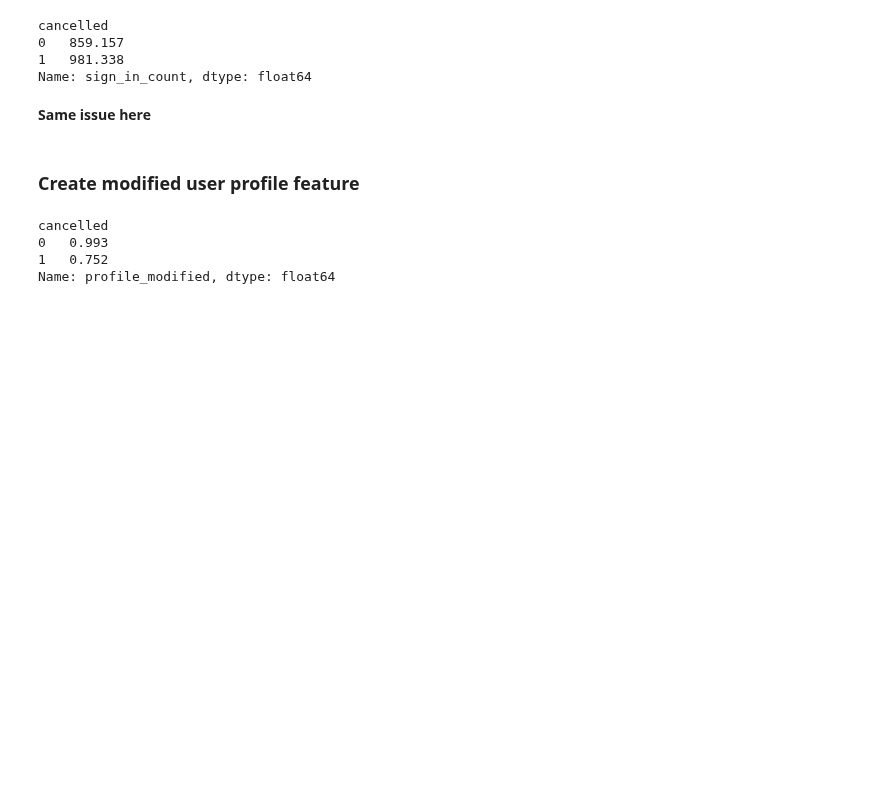
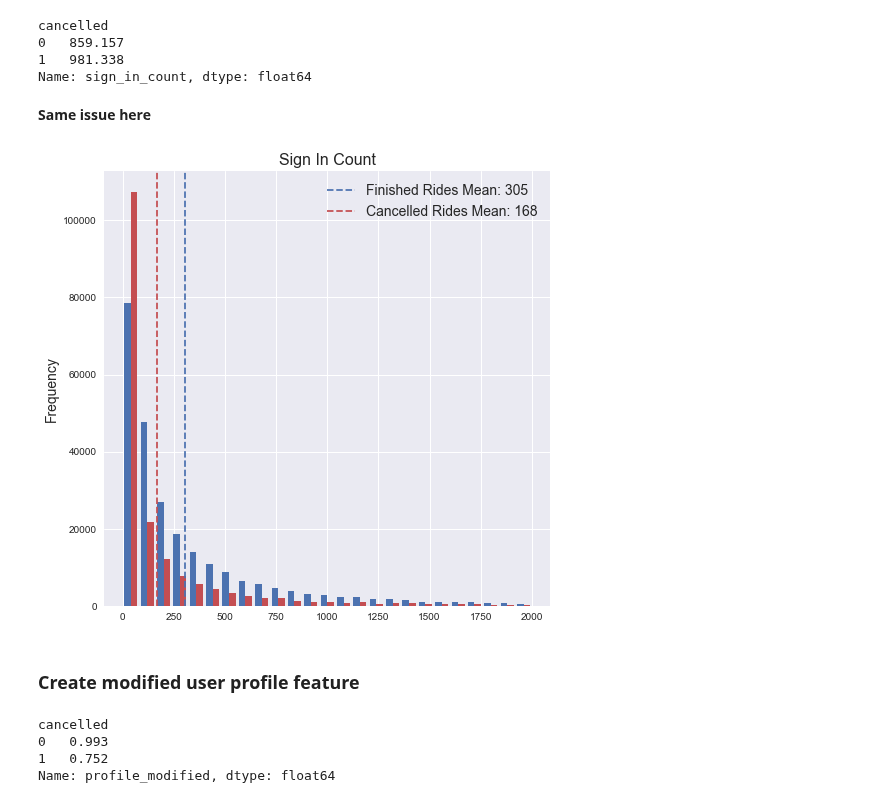
Before and after one commit to mengeling/silvercar-cancellation-predictor, a Jupyter notebook: EDA/EDA_other_tables.ipynb, the cells around one changed output. Cells and saved outputs as stored; diff of their text form; code cells hidden in the pictures; blank space fills up the shorter version.

```diff
--- a/EDA/EDA_other_tables.ipynb
+++ b/EDA/EDA_other_tables.ipynb
@@ -231,6 +236,14 @@ cancelled
 Name: sign_in_count, dtype: float64
 # %% [markdown]
 **Same issue here**
+# %%
+df_sign_in = df_users_new[["cancelled", "sign_in_count"]]
+df_sign_in.dropna(inplace=True)
+df_sign_in = df_sign_in[df_sign_in["sign_in_count"] < 2000]
+# %%
+plot_comparison(df_sign_in, "sign_in_count")
+# %% [output]
+[figure, added]
 # %% [markdown]
 ### Create modified user profile feature
 # %%
```
Also changed, not shown: parts of 6 cells of this notebook, 6 other files.
